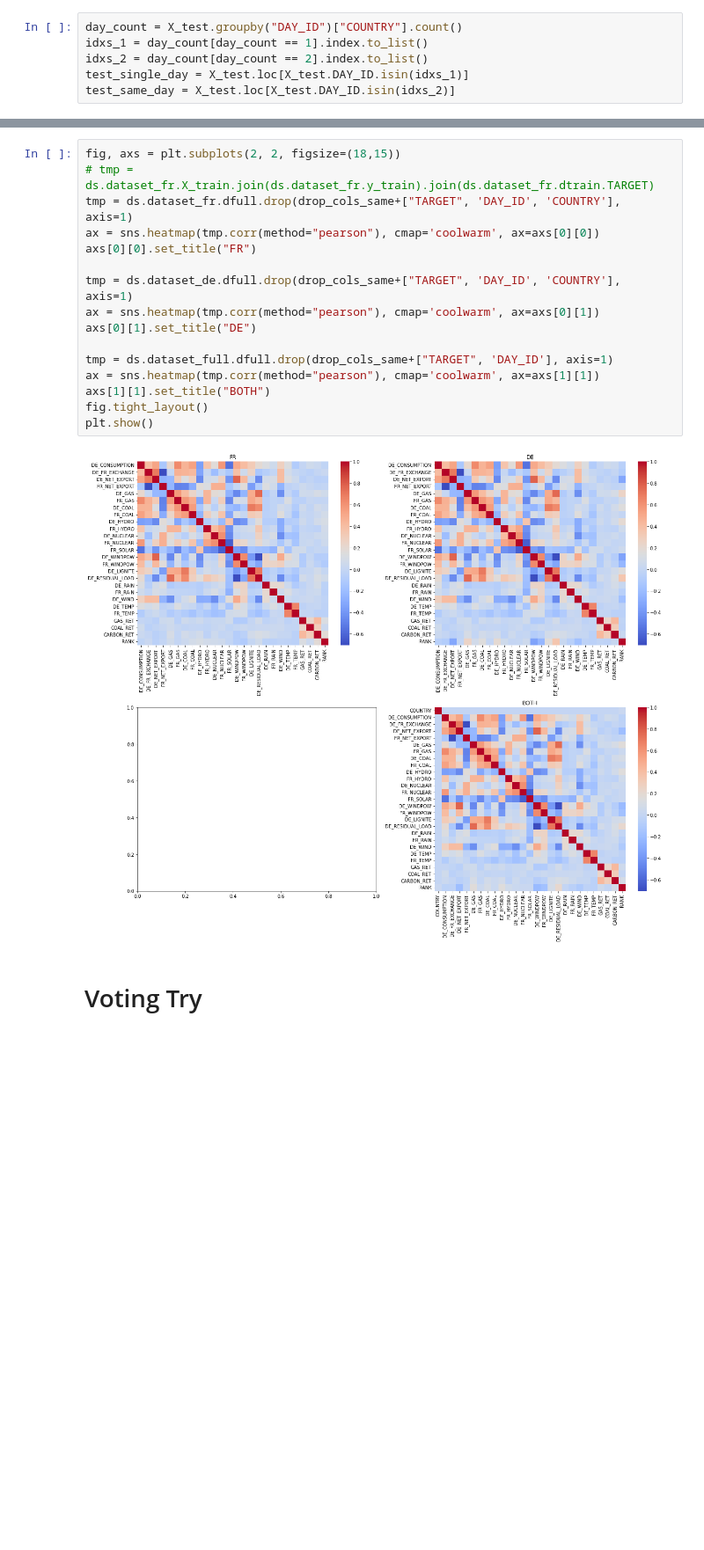
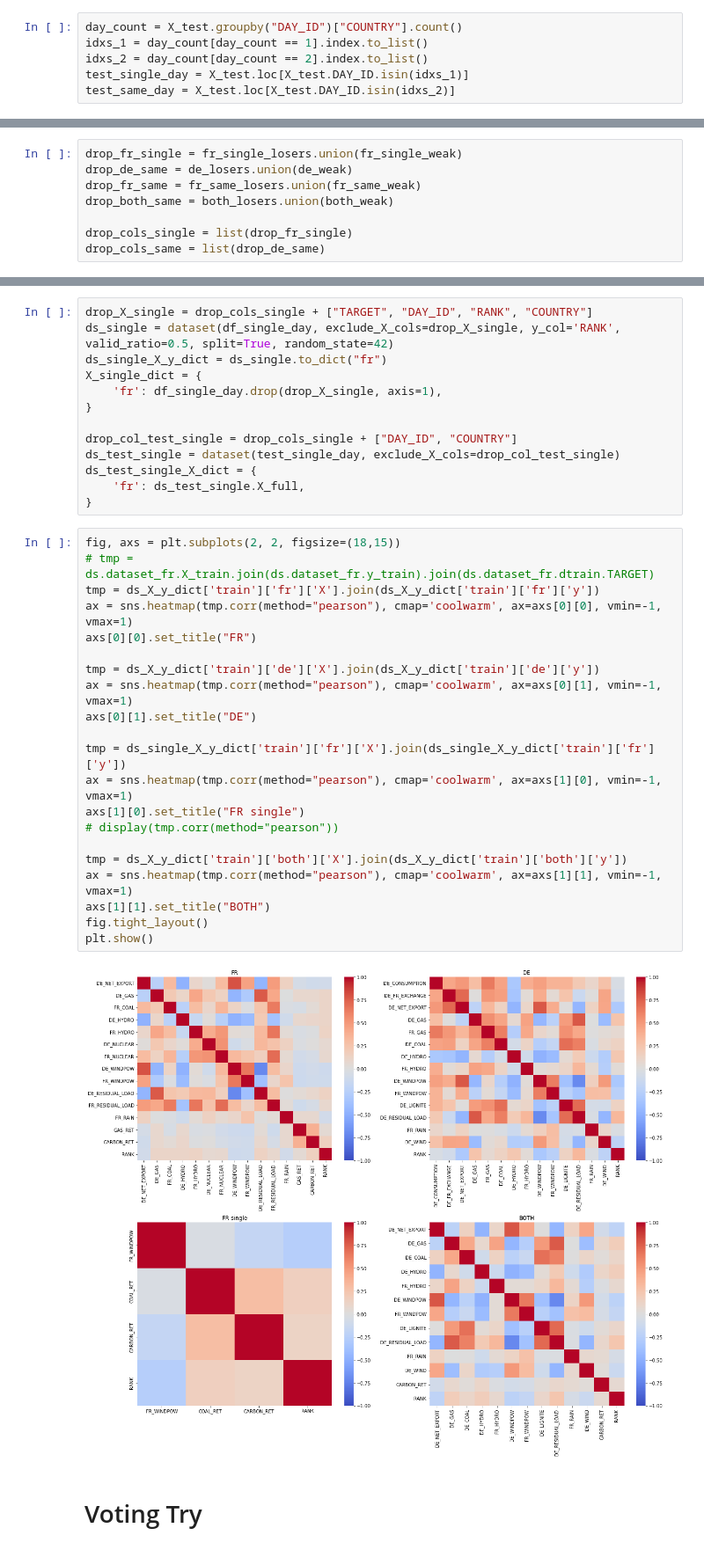
Before and after one commit to chantomkit/QRT2023, a Jupyter notebook: eda.ipynb, the cells around one changed output, grey strips where cells are left out. Shown: that part at 88% size. Cells and saved outputs as stored; diff of their text form; blank space fills up the shorter version.

```diff
--- a/eda.ipynb
+++ b/eda.ipynb
@@ -257,3 +269,11 @@ drop_cols_same = drop_cols_de
+# %%
+drop_fr_single = fr_single_losers.union(fr_single_weak)
+drop_de_same = de_losers.union(de_weak)
+drop_fr_same = fr_same_losers.union(fr_same_weak)
+drop_both_same = both_losers.union(both_weak)
+
+drop_cols_single = list(drop_fr_single)
+drop_cols_same = list(drop_de_same)
 # %%
 fr_target = full_train.loc[full_train.COUNTRY==0,"TARGET"]
 de_target = full_train.loc[full_train.COUNTRY==1,"TARGET"]
@@ -302,21 +323,39 @@ ds_test_X_y_dict = ds_test.to_dict()
+# %%
+drop_X_single = drop_cols_single + ["TARGET", "DAY_ID", "RANK", "COUNTRY"]
+ds_single = dataset(df_single_day, exclude_X_cols=drop_X_single, y_col='RANK', valid_ratio=0.5, split=True, random_state=42)
+ds_single_X_y_dict = ds_single.to_dict("fr")
+X_single_dict = {
+    'fr': df_single_day.drop(drop_X_single, axis=1),
+}
+
+drop_col_test_single = drop_cols_single + ["DAY_ID", "COUNTRY"]
+ds_test_single = dataset(test_single_day, exclude_X_cols=drop_col_test_single)
+ds_test_single_X_dict = {
+    'fr': ds_test_single.X_full,
+}
 # %%
 fig, axs = plt.subplots(2, 2, figsize=(18,15))
 # tmp = ds.dataset_fr.X_train.join(ds.dataset_fr.y_train).join(ds.dataset_fr.dtrain.TARGET)
-tmp = ds.dataset_fr.dfull.drop(drop_cols_same+["TARGET", 'DAY_ID', 'COUNTRY'], axis=1)
-ax = sns.heatmap(tmp.corr(method="pearson"), cmap='coolwarm', ax=axs[0][0])
+tmp = ds_X_y_dict['train']['fr']['X'].join(ds_X_y_dict['train']['fr']['y'])
+ax = sns.heatmap(tmp.corr(method="pearson"), cmap='coolwarm', ax=axs[0][0], vmin=-1, vmax=1)
 axs[0][0].set_title("FR")
 
-tmp = ds.dataset_de.dfull.drop(drop_cols_same+["TARGET", 'DAY_ID', 'COUNTRY'], axis=1)
-ax = sns.heatmap(tmp.corr(method="pearson"), cmap='coolwarm', ax=axs[0][1])
+tmp = ds_X_y_dict['train']['de']['X'].join(ds_X_y_dict['train']['de']['y'])
+ax = sns.heatmap(tmp.corr(method="pearson"), cmap='coolwarm', ax=axs[0][1], vmin=-1, vmax=1)
 axs[0][1].set_title("DE")
 
-tmp = ds.dataset_full.dfull.drop(drop_cols_same+["TARGET", 'DAY_ID'], axis=1)
-ax = sns.heatmap(tmp.corr(method="pearson"), cmap='coolwarm', ax=axs[1][1])
+tmp = ds_single_X_y_dict['train']['fr']['X'].join(ds_single_X_y_dict['train']['fr']['y'])
+ax = sns.heatmap(tmp.corr(method="pearson"), cmap='coolwarm', ax=axs[1][0], vmin=-1, vmax=1)
+axs[1][0].set_title("FR single")
+# display(tmp.corr(method="pearson"))
+
+tmp = ds_X_y_dict['train']['both']['X'].join(ds_X_y_dict['train']['both']['y'])
+ax = sns.heatmap(tmp.corr(method="pearson"), cmap='coolwarm', ax=axs[1][1], vmin=-1, vmax=1)
 axs[1][1].set_title("BOTH")
 fig.tight_layout()
 plt.show()
 # %% [output]
-[figure, old version]
+[figure, new version]
 # %% [markdown]
 # Voting Try
 # %%
```
Also changed, not shown: parts of 27 cells of this notebook, 1 other file.
